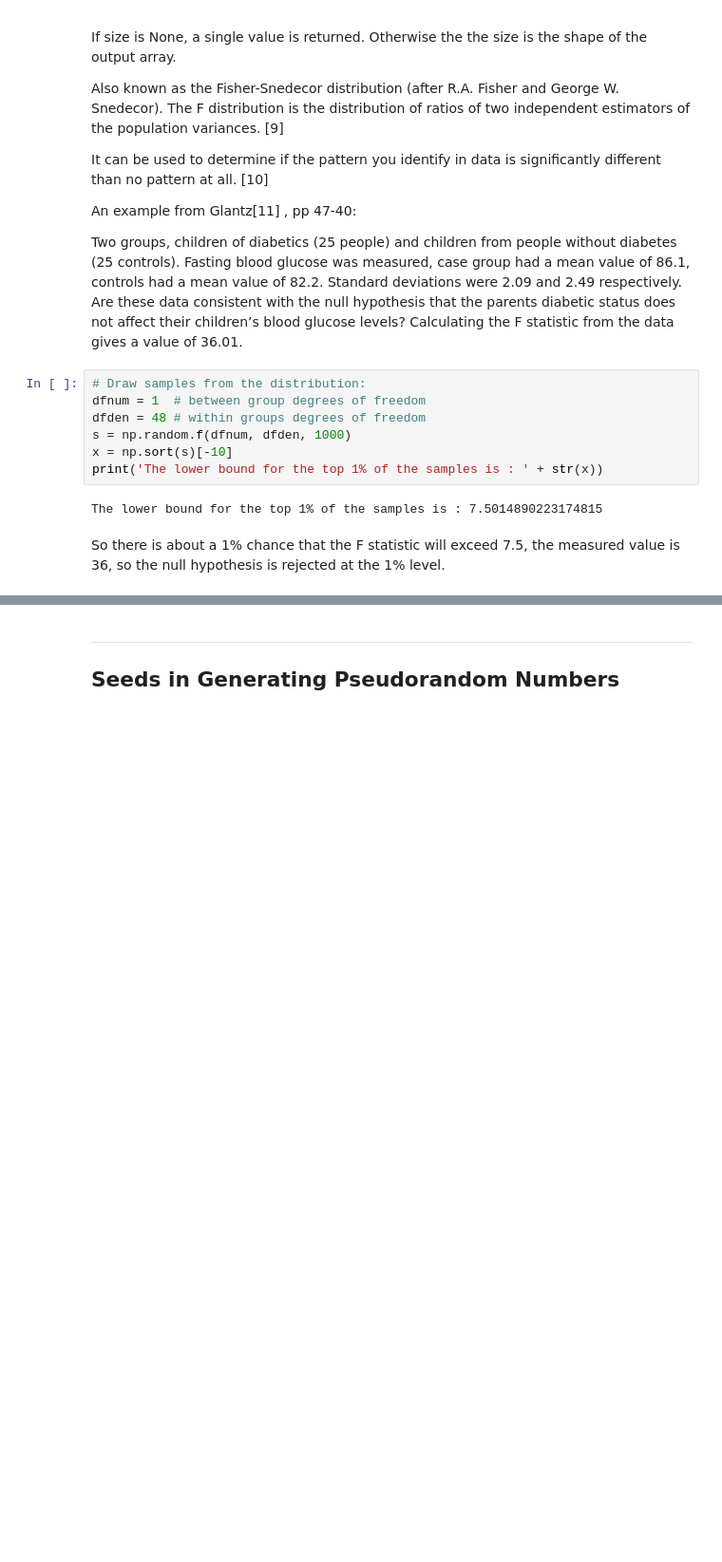
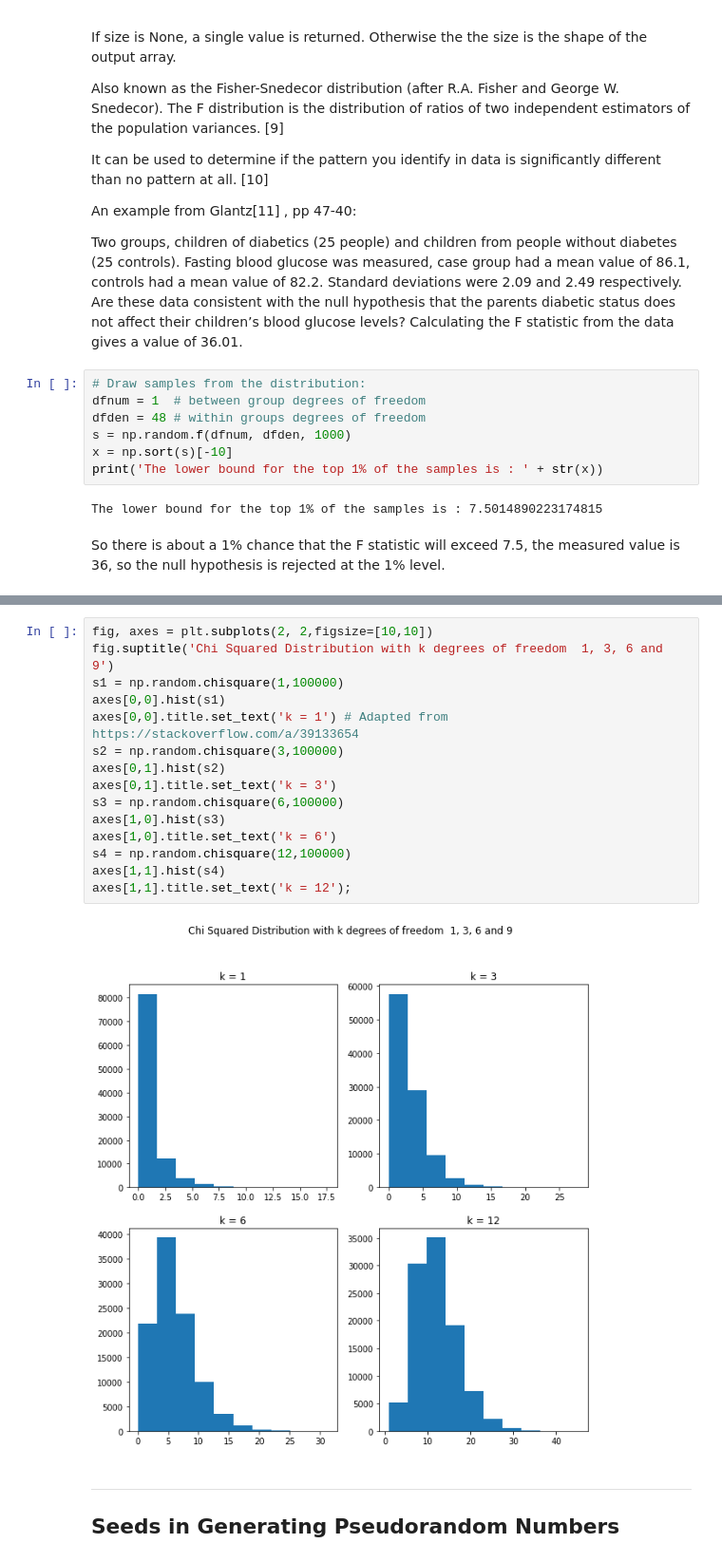
Before and after one commit to AdrianDonohoe/numpy.random, a Jupyter notebook: numpy-random.ipynb, the cells around one changed output, grey strips where cells are left out. Shown at 95% size. Saved outputs shown, nothing was run; the diff lists cells and outputs as text; blank space fills up the shorter version.

Commit message:
updated chi squared

```diff
--- a/numpy-random.ipynb
+++ b/numpy-random.ipynb
@@ -453,3 +457,20 @@ x^{k/2 - 1} e^{-x/2} $$
+# %%
+fig, axes = plt.subplots(2, 2,figsize=[10,10])
+fig.suptitle('Chi Squared Distribution with k degrees of freedom  1, 3, 6 and 9')
+s1 = np.random.chisquare(1,100000)
+axes[0,0].hist(s1)
+axes[0,0].title.set_text('k = 1') # Adapted from https://stackoverflow.com/a/39133654
+s2 = np.random.chisquare(3,100000)
+axes[0,1].hist(s2)
+axes[0,1].title.set_text('k = 3')
+s3 = np.random.chisquare(6,100000)
+axes[1,0].hist(s3)
+axes[1,0].title.set_text('k = 6')
+s4 = np.random.chisquare(12,100000)
+axes[1,1].hist(s4)
+axes[1,1].title.set_text('k = 12');
+# %% [output]
+[figure, added]
 # %% [markdown]
 ***
 ## Seeds in Generating Pseudorandom Numbers
```
Also changed, not shown: parts of 3 cells of this notebook.
